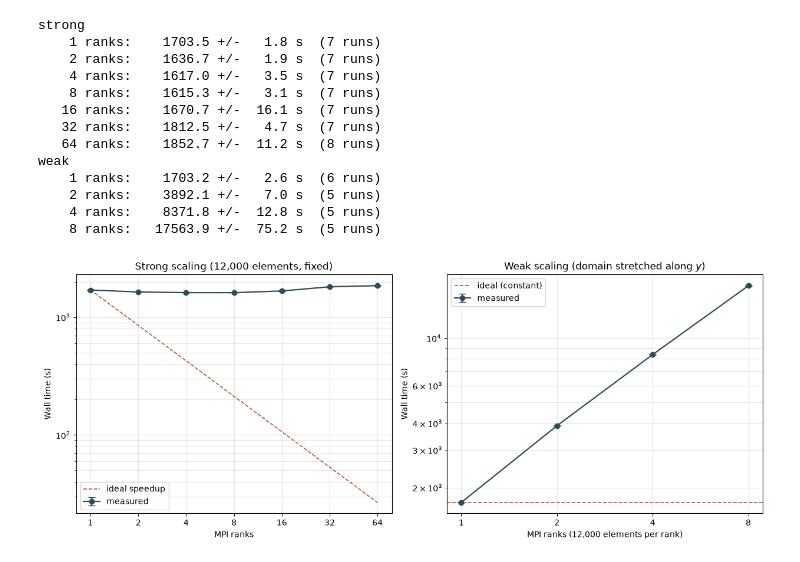
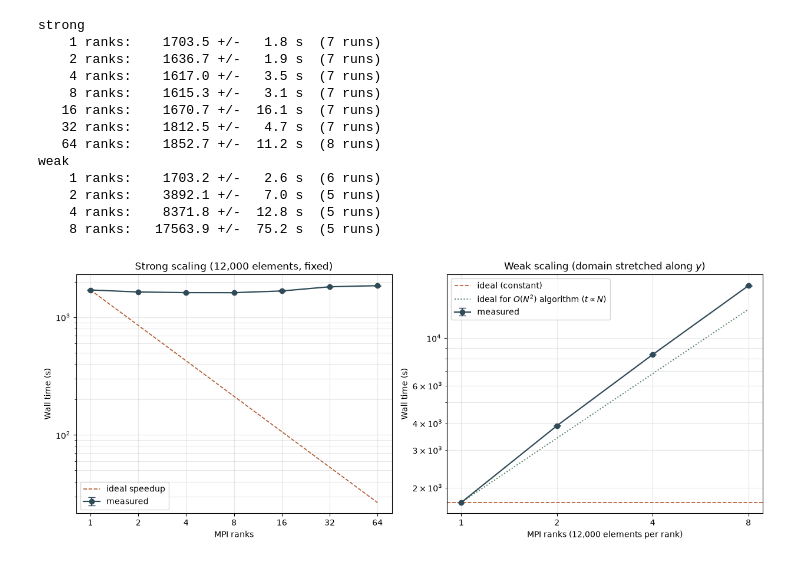
Before and after one commit to iBadrB/Heartless-Strain-Signals, a Jupyter notebook: notebooks/scaling_analysis.ipynb, the cells around one changed output. Drawn from its saved outputs; the diff is of its cells as text; code cells hidden in the pictures.

```diff
--- a/notebooks/scaling_analysis.ipynb
+++ b/notebooks/scaling_analysis.ipynb
@@ -54,26 +54,29 @@ weak
 # %%
 fig, (ax1, ax2) = plt.subplots(1, 2, figsize=(12.5, 5))
 
 r = list(strong); m = [strong[k][0] for k in r]; e = [strong[k][1] for k in r]
 ax1.errorbar(r, m, yerr=e, fmt='o-', color='#2f4b57', lw=1.6, ms=6, capsize=4, label='measured')
 ax1.plot(r, [m[0]/k for k in r], '--', color='#b0592f', lw=1.2, label='ideal speedup')
 ax1.set_xscale('log', base=2); ax1.set_yscale('log')
 ax1.set_xticks(r); ax1.set_xticklabels(r)
 ax1.set_xlabel('MPI ranks'); ax1.set_ylabel('Wall time (s)')
 ax1.set_title('Strong scaling (12,000 elements, fixed)')
 ax1.legend(); ax1.grid(alpha=0.3, which='both')
 
 rw = list(weak); mw = [weak[k][0] for k in rw]; ew = [weak[k][1] for k in rw]
 ax2.errorbar(rw, mw, yerr=ew, fmt='o-', color='#2f4b57', lw=1.6, ms=6, capsize=4, label='measured')
 ax2.axhline(mw[0], ls='--', color='#b0592f', lw=1.2, label='ideal (constant)')
+# reference for the O(N^2) coupled solve: iteration count grows with N,
+# so wall time scales as t1*N even though the per-rank block is constant
+ax2.plot(rw, [mw[0]*k for k in rw], ':', color='#4a7c59', lw=1.4, label=r'ideal for $O(N^2)$ algorithm ($t \propto N$)')
 ax2.set_xscale('log', base=2); ax2.set_yscale('log')
 ax2.set_xticks(rw); ax2.set_xticklabels(rw)
 ax2.set_xlabel('MPI ranks (12,000 elements per rank)'); ax2.set_ylabel('Wall time (s)')
 ax2.set_title('Weak scaling (domain stretched along $y$)')
 ax2.legend(); ax2.grid(alpha=0.3, which='both')
 
 fig.tight_layout()
 fig.savefig(f"{BASE_FIG_DIR}/scaling_kgd.png", dpi=300, bbox_inches='tight')
 plt.show()
 # %% [output]
-[figure, old version]
+[figure, new version]
```
Also changed, not shown: 2 other files.
